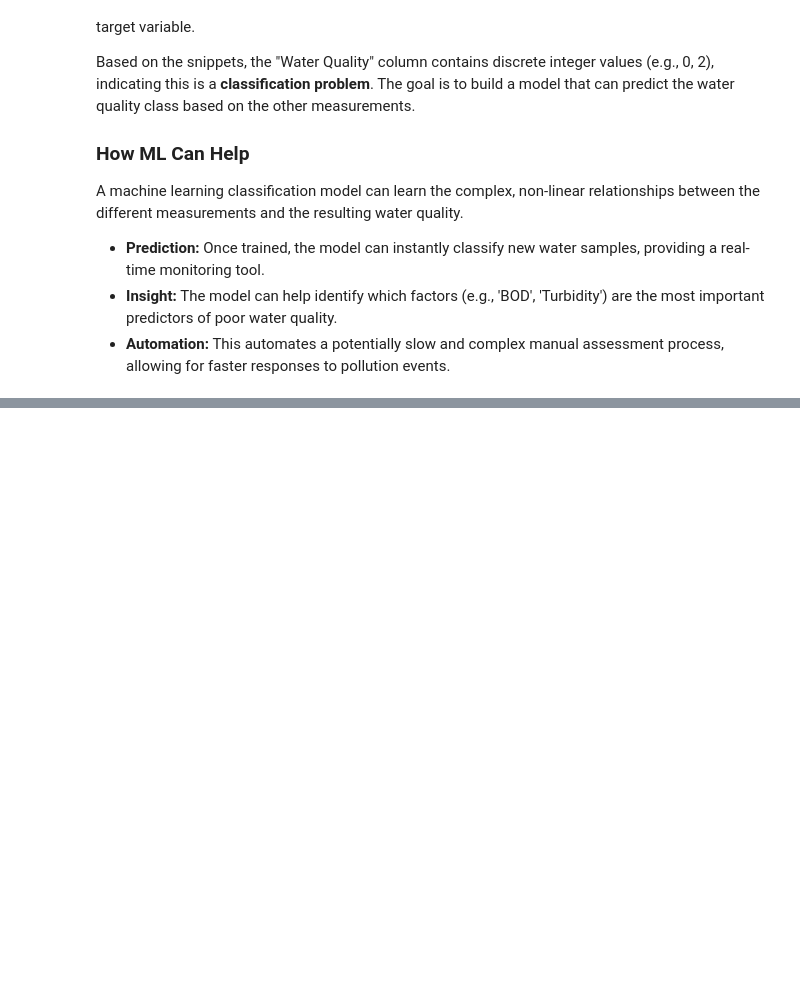
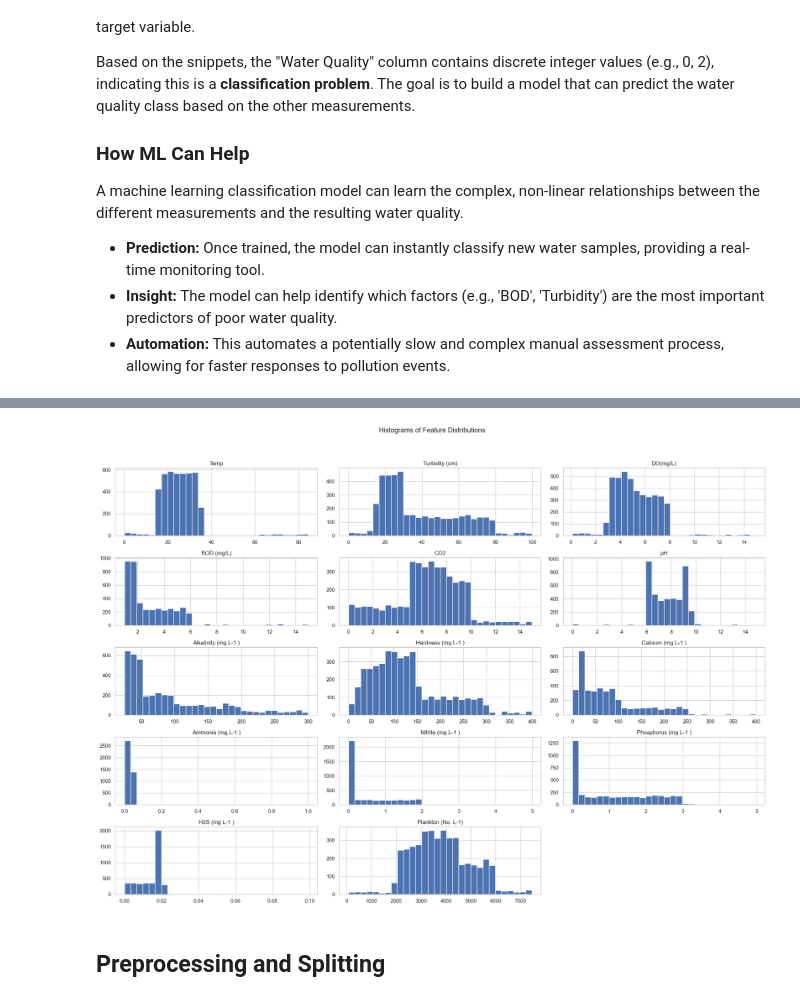
Before and after one commit to Techkene/catfish_water_quality_prediction, a Jupyter notebook: water_quality_prediction.ipynb, the cells around one changed output, grey strips where cells are left out. Saved outputs shown, nothing was run; the diff lists cells and outputs as text; code cells hidden in the pictures; blank space fills up the shorter version.

```diff
--- a/water_quality_prediction.ipynb
+++ b/water_quality_prediction.ipynb
@@ -103,0 +120,10 @@ Name: count, dtype: int64
+# %%
+# 3. Feature Distributions
+X.hist(bins=30, figsize=(20, 15), layout=(5, 3))
+plt.suptitle('Histograms of Feature Distributions')
+plt.tight_layout(rect=[0, 0.03, 1, 0.95])
+plt.show()
+# %% [output]
+[figure, added]
+# %% [markdown]
+## Preprocessing and Splitting
```
Also changed, not shown: parts of 18 cells of this notebook.
